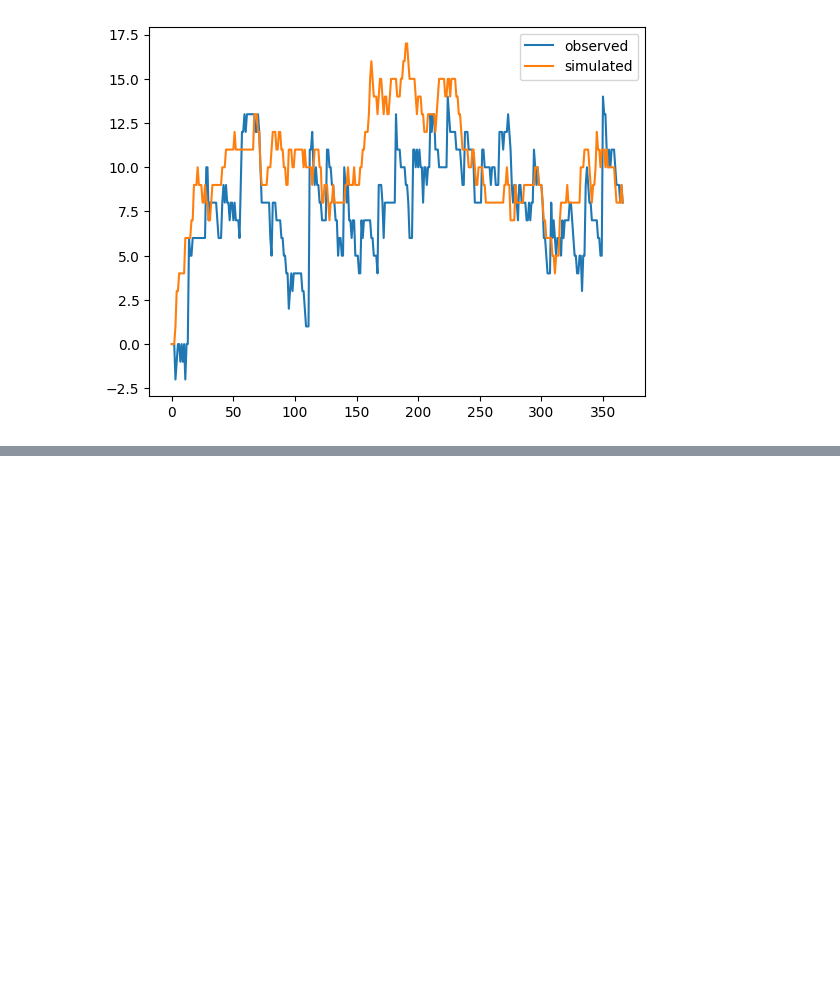
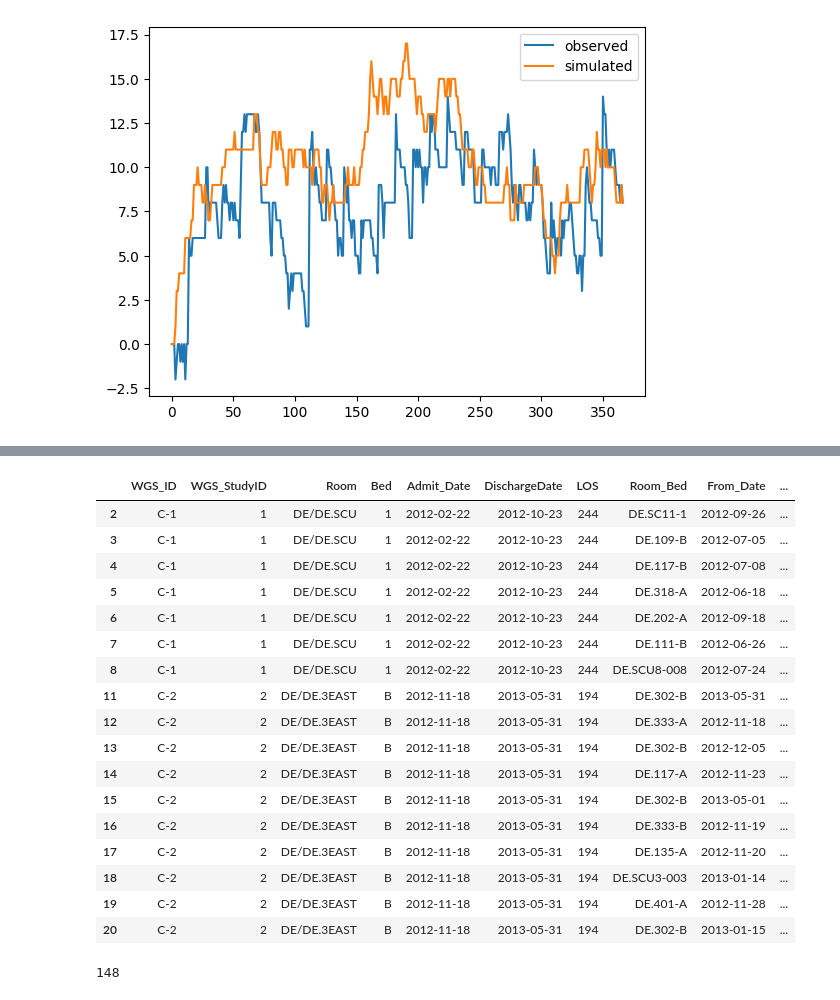
Before and after one commit to epibayes/np-epid, a Jupyter notebook: notebooks/crkp_explore.ipynb, the cells around one changed output, grey strips where cells are left out. Cells and saved outputs as stored; diff of their text form; code cells hidden in the pictures; blank space fills up the shorter version.

```diff
--- a/notebooks/crkp_explore.ipynb
+++ b/notebooks/crkp_explore.ipynb
@@ -524,0 +364,2 @@ plt.show()
+# %%
+df_census = pd.read_excel(f"{epi_dir}/2019-02-25_KPCLTACH_C_Census.xlsx")
@@ -524,0 +425,21 @@ plt.show()
+# %%
+df_census[df_census["WGS_StudyID"] <= 2]
+# %% [output]
+|  | WGS_ID | WGS_StudyID | Room | Bed | Admit_Date | DischargeDate | LOS | Room_Bed | From_Date | ... |
+| 2 | C-1 | 1 | DE/DE.SCU | 1 | 2012-02-22 | 2012-10-23 | 244 | DE.SC11-1 | 2012-09-26 | ... |
+| 3 | C-1 | 1 | DE/DE.SCU | 1 | 2012-02-22 | 2012-10-23 | 244 | DE.109-B | 2012-07-05 | ... |
+| 4 | C-1 | 1 | DE/DE.SCU | 1 | 2012-02-22 | 2012-10-23 | 244 | DE.117-B | 2012-07-08 | ... |
+| 5 | C-1 | 1 | DE/DE.SCU | 1 | 2012-02-22 | 2012-10-23 | 244 | DE.318-A | 2012-06-18 | ... |
+| 6 | C-1 | 1 | DE/DE.SCU | 1 | 2012-02-22 | 2012-10-23 | 244 | DE.202-A | 2012-09-18 | ... |
+| 7 | C-1 | 1 | DE/DE.SCU | 1 | 2012-02-22 | 2012-10-23 | 244 | DE.111-B | 2012-06-26 | ... |
+| 8 | C-1 | 1 | DE/DE.SCU | 1 | 2012-02-22 | 2012-10-23 | 244 | DE.SCU8-008 | 2012-07-24 | ... |
+| 11 | C-2 | 2 | DE/DE.3EAST | B | 2012-11-18 | 2013-05-31 | 194 | DE.302-B | 2013-05-31 | ... |
+| 12 | C-2 | 2 | DE/DE.3EAST | B | 2012-11-18 | 2013-05-31 | 194 | DE.333-A | 2012-11-18 | ... |
+| 13 | C-2 | 2 | DE/DE.3EAST | B | 2012-11-18 | 2013-05-31 | 194 | DE.302-B | 2012-12-05 | ... |
+| 14 | C-2 | 2 | DE/DE.3EAST | B | 2012-11-18 | 2013-05-31 | 194 | DE.117-A | 2012-11-23 | ... |
+| 15 | C-2 | 2 | DE/DE.3EAST | B | 2012-11-18 | 2013-05-31 | 194 | DE.302-B | 2013-05-01 | ... |
+| 16 | C-2 | 2 | DE/DE.3EAST | B | 2012-11-18 | 2013-05-31 | 194 | DE.333-B | 2012-11-19 | ... |
+| 17 | C-2 | 2 | DE/DE.3EAST | B | 2012-11-18 | 2013-05-31 | 194 | DE.135-A | 2012-11-20 | ... |
+| 18 | C-2 | 2 | DE/DE.3EAST | B | 2012-11-18 | 2013-05-31 | 194 | DE.SCU3-003 | 2013-01-14 | ... |
+| 19 | C-2 | 2 | DE/DE.3EAST | B | 2012-11-18 | 2013-05-31 | 194 | DE.401-A | 2012-11-28 | ... |
+| 20 | C-2 | 2 | DE/DE.3EAST | B | 2012-11-18 | 2013-05-31 | 194 | DE.302-B | 2013-01-15 | ... |
@@ -524,0 +450,4 @@ plt.show()
+# %%
+df_census["Room_Bed"].nunique()
+# %% [output]
+148
```
Also changed, not shown: parts of 35 cells of this notebook, 5 other files.
